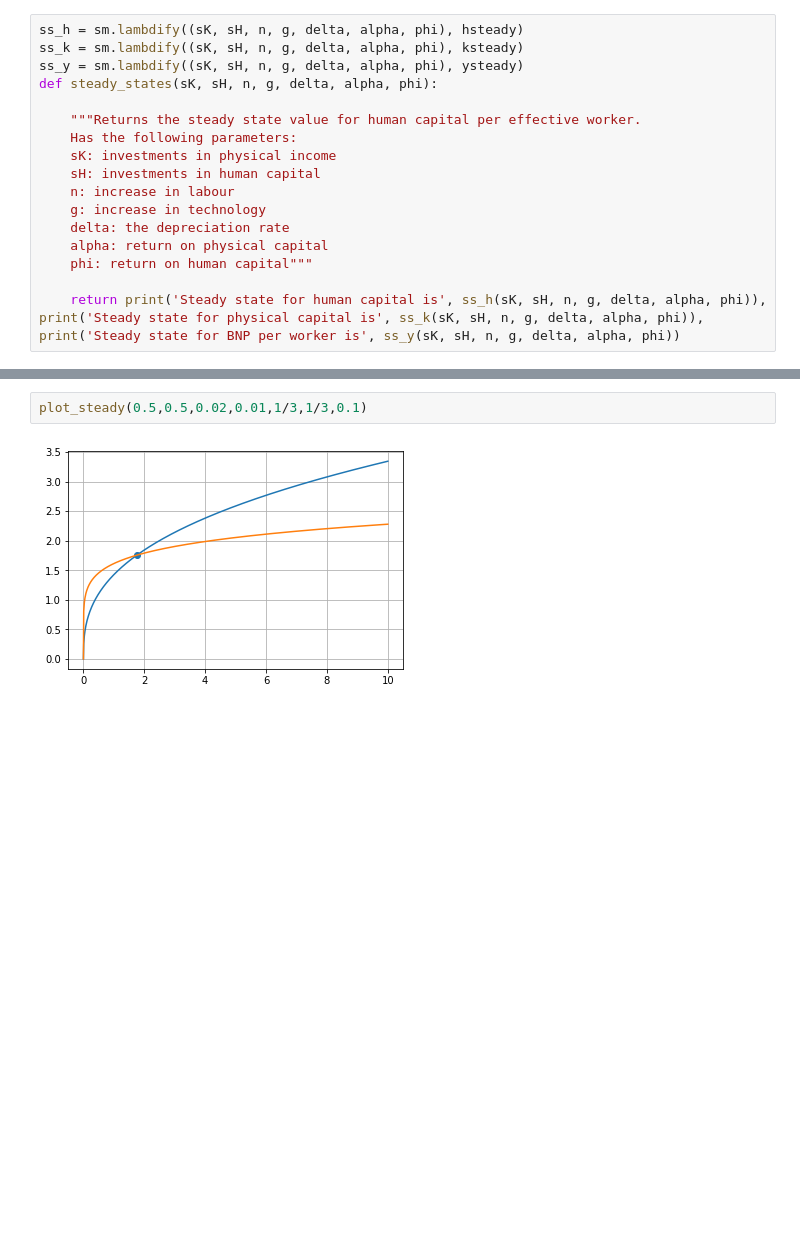
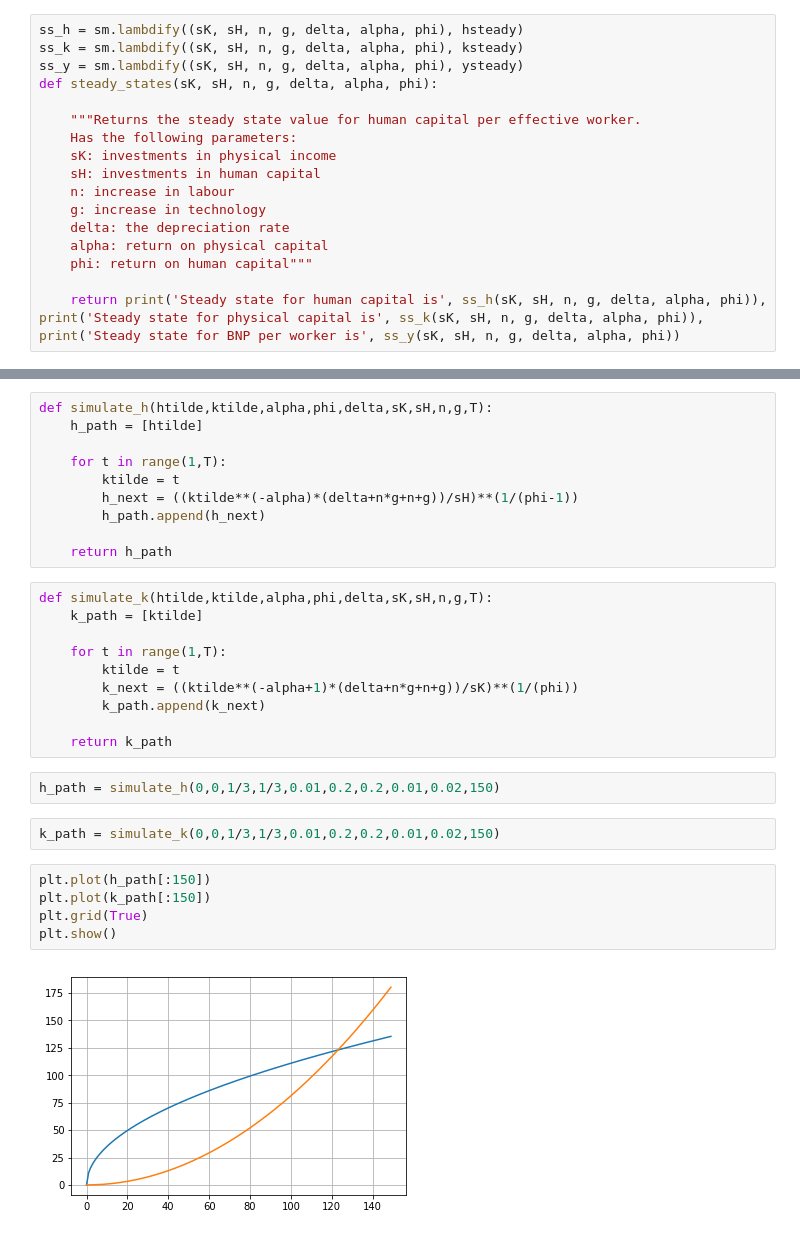
Before and after one commit to kzm266/projects-2019-anaconda-bois, a Jupyter notebook: modelproject/modelproject.ipynb, the cells around one changed output, grey strips where cells are left out. Saved outputs shown, nothing was run; the diff lists cells and outputs as text; blank space fills up the shorter version.

```diff
--- a/modelproject/modelproject.ipynb
+++ b/modelproject/modelproject.ipynb
@@ -206,4 +194,31 @@ def plot_steady(sK, sH, n, g, delta, alpha, phi):
-# %%
-plot_steady(0.5,0.5,0.02,0.01,1/3,1/3,0.1)
-# %% [output]
-[figure, removed]
+# %%
+def simulate_h(htilde,ktilde,alpha,phi,delta,sK,sH,n,g,T):
+    h_path = [htilde]
+
+    for t in range(1,T):
+        ktilde = t
+        h_next = ((ktilde**(-alpha)*(delta+n*g+n+g))/sH)**(1/(phi-1))
+        h_path.append(h_next)
+
+    return h_path
+# %%
+def simulate_k(htilde,ktilde,alpha,phi,delta,sK,sH,n,g,T):
+    k_path = [ktilde]
+
+    for t in range(1,T):
+        ktilde = t
+        k_next = ((ktilde**(-alpha+1)*(delta+n*g+n+g))/sK)**(1/(phi))
+        k_path.append(k_next)
+
+    return k_path
+# %%
+h_path = simulate_h(0,0,1/3,1/3,0.01,0.2,0.2,0.01,0.02,150)
+# %%
+k_path = simulate_k(0,0,1/3,1/3,0.01,0.2,0.2,0.01,0.02,150)
+# %%
+plt.plot(h_path[:150])
+plt.plot(k_path[:150])
+plt.grid(True)
+plt.show()
+# %% [output]
+[figure, added]
```
Also changed, not shown: parts of 2 cells of this notebook.
